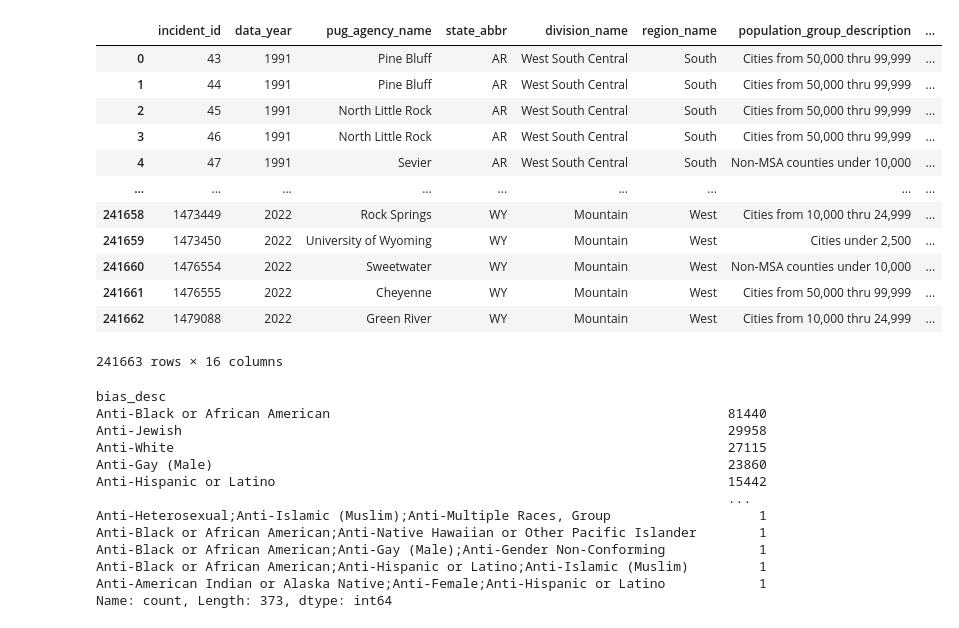
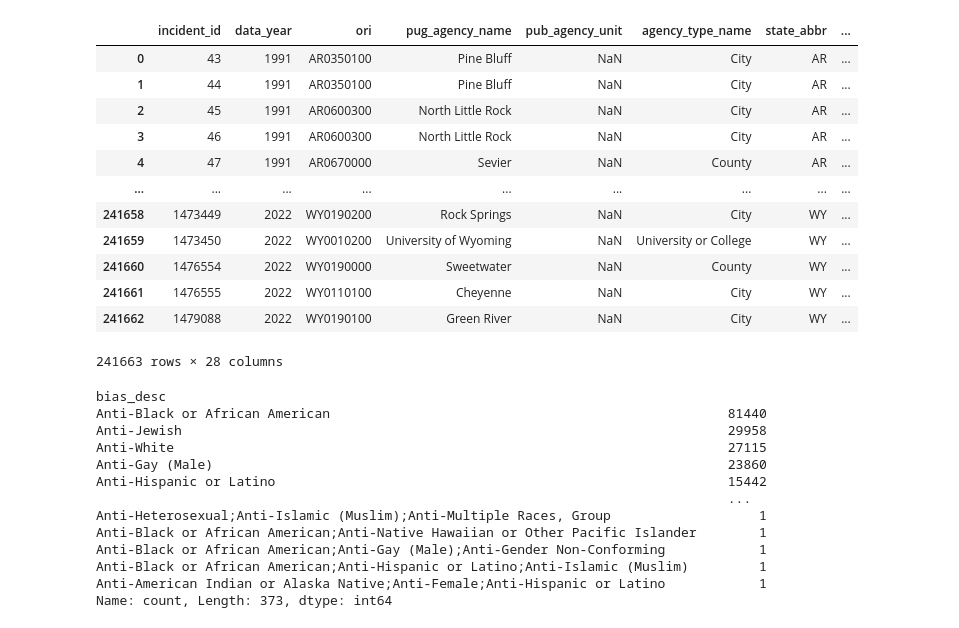
Before and after one commit to corporatemanny/FBI-Hate-Crime-Analysis, a Jupyter notebook: Analysis/dataFilter.ipynb, the cells around one changed output. Saved outputs shown, nothing was run; the diff lists cells and outputs as text; code cells hidden in the pictures.

```diff
--- a/Analysis/dataFilter.ipynb
+++ b/Analysis/dataFilter.ipynb
@@ -11,42 +6,24 @@ from replace import desc_count
 # %%
 hate_crime_data = os.path.join('..', 'Resources', 'hate_crime.csv')
 
 hateCrimedf = pd.read_csv(hate_crime_data)
-
-hateCrimedf.drop(columns=[
-
-    'pub_agency_unit',
-    'state_name',
-    'population_group_code',
-    'adult_victim_count',
-    'juvenile_victim_count',
-    'adult_offender_count',
-    'juvenile_offender_count',
-    'location_name',
-    'multiple_offense',
-    'multiple_bias',
-    'ori',
-    'agency_type_name',
-
-], inplace=True)
-
 hateCrimedf.reset_index(drop=True)
 
 hateCrimedf
 # %% [output]
-|  | incident_id | data_year | pug_agency_name | state_abbr | division_name | region_name | population_group_description | ... |
-| 0 | 43 | 1991 | Pine Bluff | AR | West South Central | South | Cities from 50,000 thru 99,999 | ... |
-| 1 | 44 | 1991 | Pine Bluff | AR | West South Central | South | Cities from 50,000 thru 99,999 | ... |
-| 2 | 45 | 1991 | North Little Rock | AR | West South Central | South | Cities from 50,000 thru 99,999 | ... |
-| 3 | 46 | 1991 | North Little Rock | AR | West South Central | South | Cities from 50,000 thru 99,999 | ... |
-| 4 | 47 | 1991 | Sevier | AR | West South Central | South | Non-MSA counties under 10,000 | ... |
+|  | incident_id | data_year | ori | pug_agency_name | pub_agency_unit | agency_type_name | state_abbr | ... |
+| 0 | 43 | 1991 | AR0350100 | Pine Bluff | NaN | City | AR | ... |
+| 1 | 44 | 1991 | AR0350100 | Pine Bluff | NaN | City | AR | ... |
+| 2 | 45 | 1991 | AR0600300 | North Little Rock | NaN | City | AR | ... |
+| 3 | 46 | 1991 | AR0600300 | North Little Rock | NaN | City | AR | ... |
+| 4 | 47 | 1991 | AR0670000 | Sevier | NaN | County | AR | ... |
 | ... | ... | ... | ... | ... | ... | ... | ... | ... |
-| 241658 | 1473449 | 2022 | Rock Springs | WY | Mountain | West | Cities from 10,000 thru 24,999 | ... |
-| 241659 | 1473450 | 2022 | University of Wyoming | WY | Mountain | West | Cities under 2,500 | ... |
-| 241660 | 1476554 | 2022 | Sweetwater | WY | Mountain | West | Non-MSA counties under 10,000 | ... |
-| 241661 | 1476555 | 2022 | Cheyenne | WY | Mountain | West | Cities from 50,000 thru 99,999 | ... |
-| 241662 | 1479088 | 2022 | Green River | WY | Mountain | West | Cities from 10,000 thru 24,999 | ... |
+| 241658 | 1473449 | 2022 | WY0190200 | Rock Springs | NaN | City | WY | ... |
+| 241659 | 1473450 | 2022 | WY0010200 | University of Wyoming | NaN | University or College | WY | ... |
+| 241660 | 1476554 | 2022 | WY0190000 | Sweetwater | NaN | County | WY | ... |
+| 241661 | 1476555 | 2022 | WY0110100 | Cheyenne | NaN | City | WY | ... |
+| 241662 | 1479088 | 2022 | WY0190100 | Green River | NaN | City | WY | ... |
-241663 rows × 16 columns
+241663 rows × 28 columns
 # %%
 
 grouped_crime = hateCrimedf.groupby('data_year')
```
Also changed, not shown: parts of 7 cells of this notebook, 3 other files.
